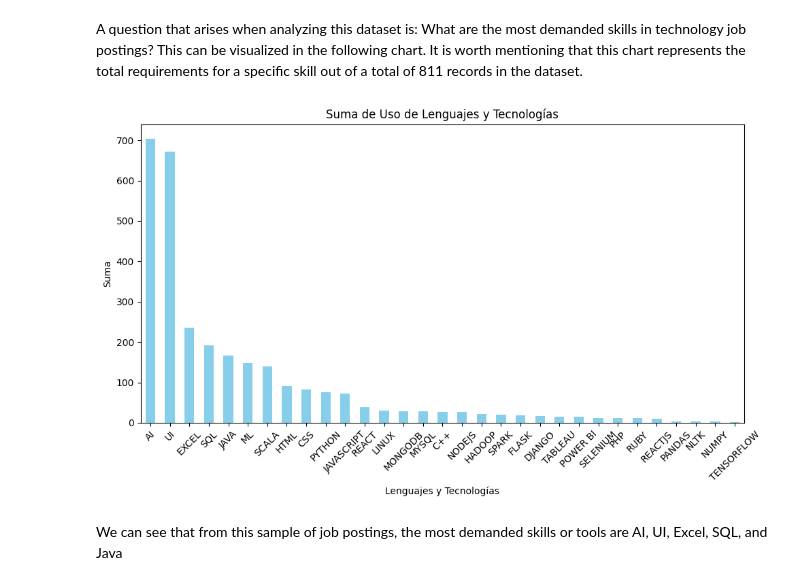
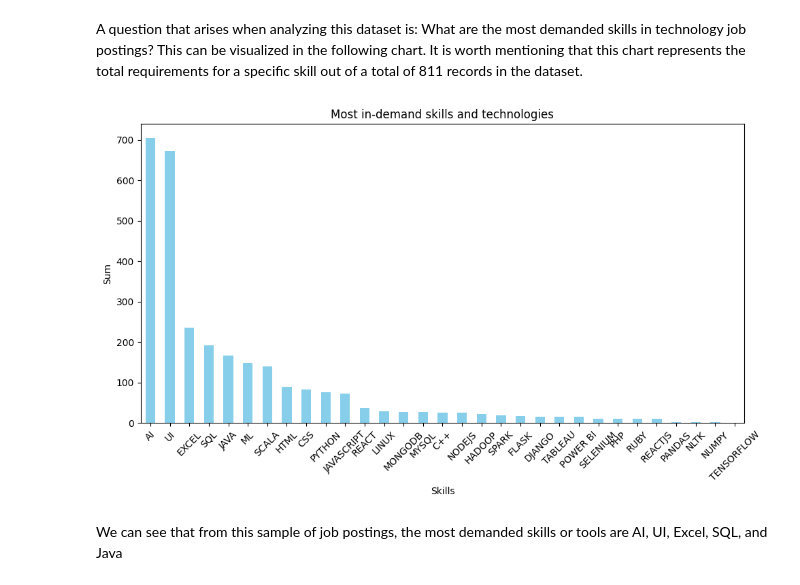
Before and after one commit to nogibjj/IDS706_DataEngineering_BarbaraFlores, a Jupyter notebook: LinkedInTechJobs.ipynb, the cells around one changed output. Drawn from its saved outputs; the diff is of its cells as text; code cells hidden in the pictures.

```diff
--- a/LinkedInTechJobs.ipynb
+++ b/LinkedInTechJobs.ipynb
@@ -114,17 +113,17 @@ A question that arises when analyzing this dataset is: What are the most demande
 # %%
 plt.figure(figsize=(10, 6))
 skills.plot(kind='bar', color='skyblue')
 
-plt.xlabel('Lenguajes y Tecnologías')
-plt.ylabel('Suma')
-plt.title('Suma de Uso de Lenguajes y Tecnologías')
+plt.xlabel('Skills')
+plt.ylabel('Sum')
+plt.title('Most in-demand skills and technologies')
 
 plt.xticks(rotation=45)
 
 plt.tight_layout()
 plt.show()
 # %% [output]
-[figure, old version]
+[figure, new version]
 # %% [markdown]
 We can see that from this sample of job postings, the most demanded skills or tools are AI, UI, Excel, SQL, and Java
 # %% [markdown]
```
Also changed, not shown: parts of 1 cell of this notebook, 2 other files.
